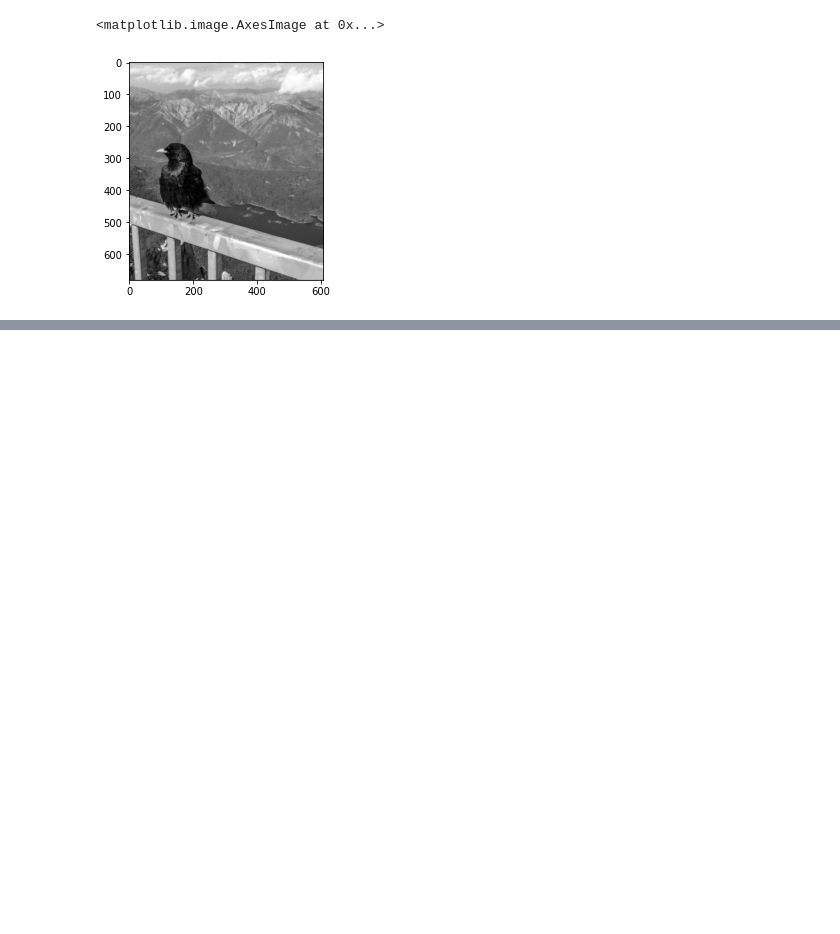
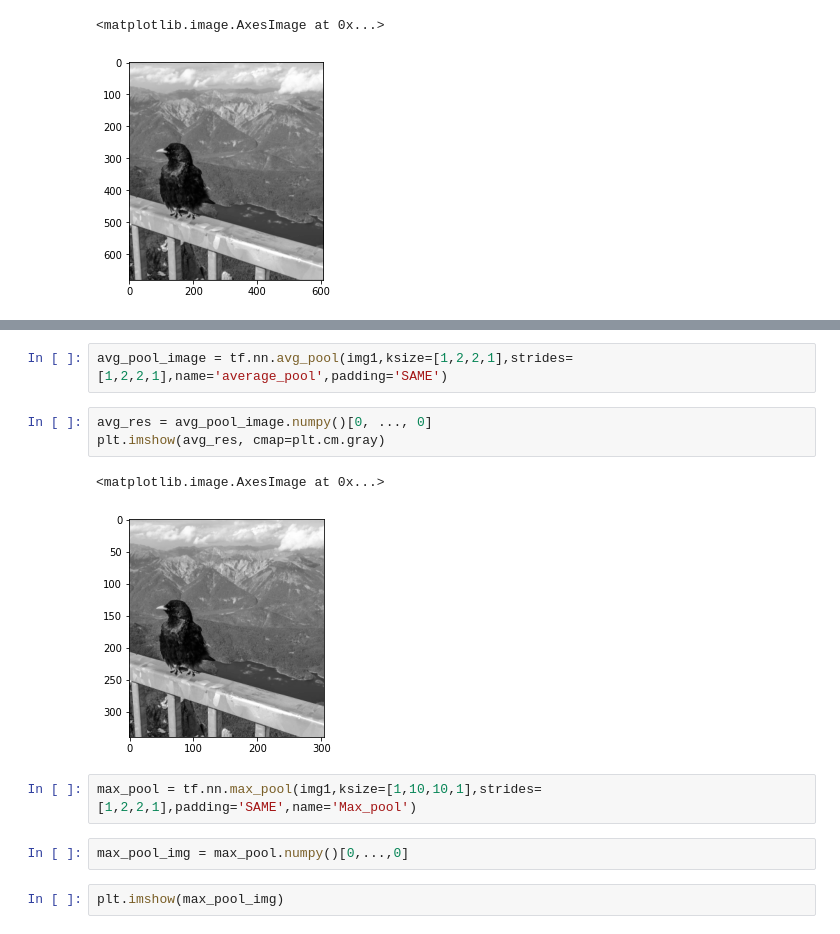
Before and after one commit to Satyamaadi/python, a Jupyter notebook: Basic_ops_with_cnn.ipynb, the cells around one changed output, grey strips where cells are left out. Cells and saved outputs as stored; diff of their text form; blank space fills up the shorter version.

```diff
--- a/Basic_ops_with_cnn.ipynb
+++ b/Basic_ops_with_cnn.ipynb
@@ -46,0 +63,14 @@ plt.imshow(blurred_res, cmap=plt.cm.gray)
+# %%
+avg_pool_image = tf.nn.avg_pool(img1,ksize=[1,2,2,1],strides=[1,2,2,1],name='average_pool',padding='SAME')
+# %%
+avg_res = avg_pool_image.numpy()[0, ..., 0]
+plt.imshow(avg_res, cmap=plt.cm.gray)
+# %% [output]
+<matplotlib.image.AxesImage at 0x...>
+[figure, added]
+# %%
+max_pool = tf.nn.max_pool(img1,ksize=[1,10,10,1],strides=[1,2,2,1],padding='SAME',name='Max_pool')
+# %%
+max_pool_img = max_pool.numpy()[0,...,0]
+# %%
+plt.imshow(max_pool_img)
```
Also changed, not shown: parts of 6 cells of this notebook.
